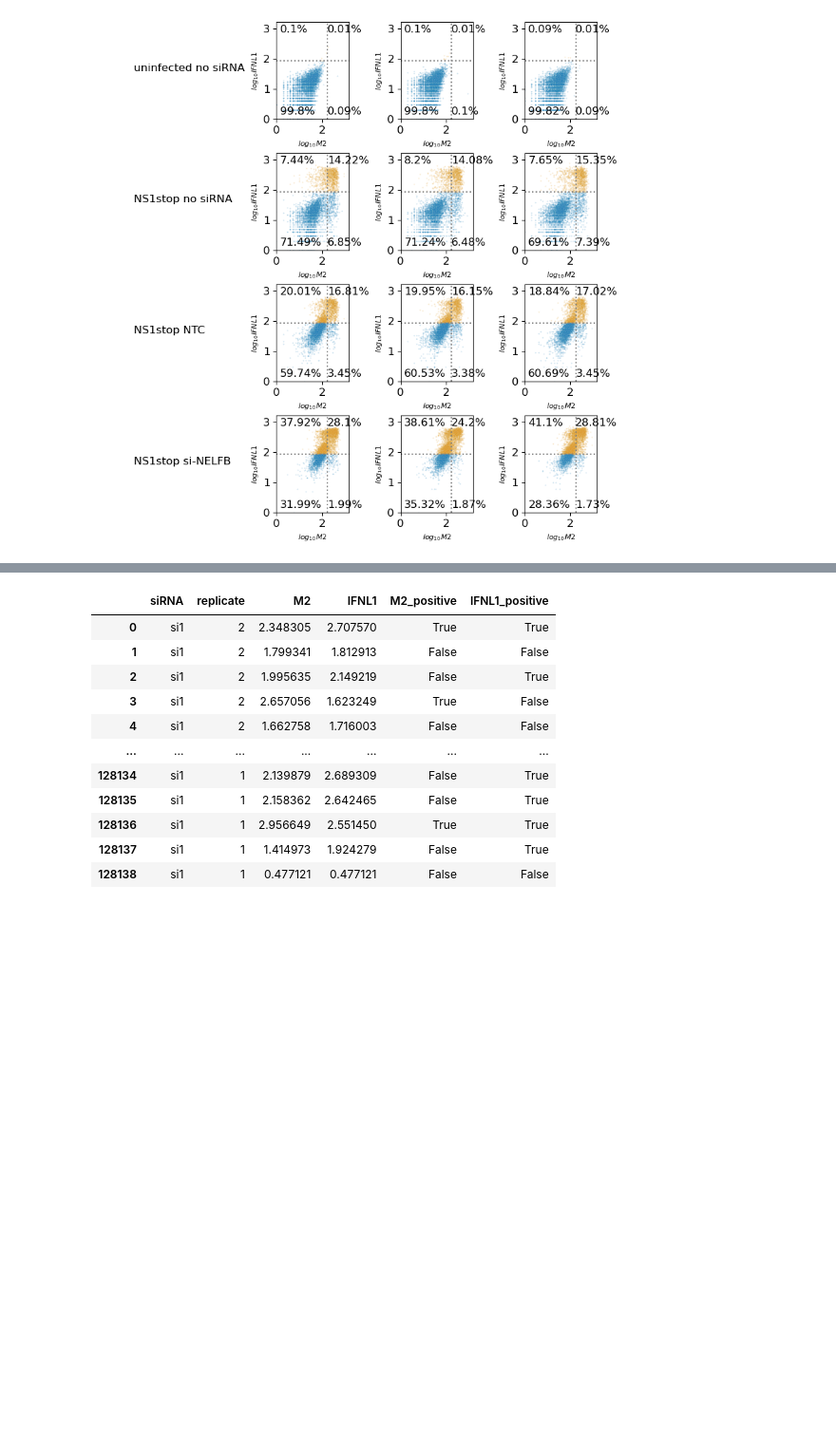
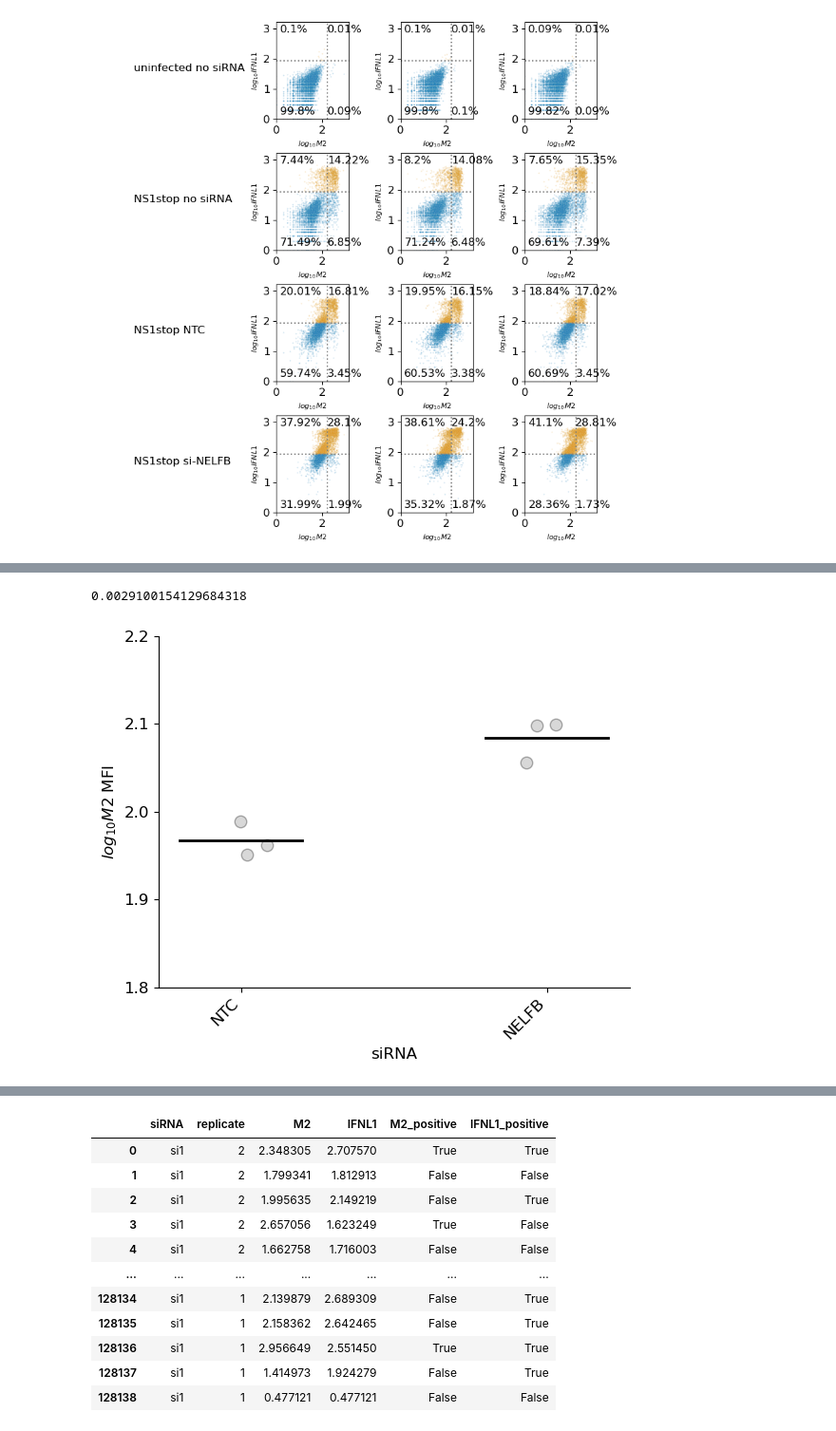
Before and after one commit to Russell-laboratory/CRITRseq_Interferon_Flu, a Jupyter notebook: Flow_Analysis.ipynb, the cells around one changed output, grey strips where cells are left out. Shown at 95% size. Saved outputs shown, nothing was run; the diff lists cells and outputs as text; code cells hidden in the pictures; blank space fills up the shorter version.

```diff
--- a/Flow_Analysis.ipynb
+++ b/Flow_Analysis.ipynb
@@ -128,27 +130,34 @@ plt.savefig('Figures/M2dist.pdf', format='pdf', bbox_inches = "tight")
 # %%
+graphNS1 = data[(data.virus == 'NS1stop') & (data.siRNA != 'Notreatment')]
+graphNS1 = graphNS1.drop(['virus','population'],axis=1)
+graphNS1 = graphNS1.groupby(['siRNA','replicate']).mean().reset_index()
+
 ax=sns.stripplot(x='siRNA', y='M2', data=graphNS1,  edgecolor='black', order = order, color = ['0.5'],
             jitter=True, dodge=True, linewidth=1, s=9, alpha = 0.3)
 
 sns.despine()
 plt.xlabel('siRNA')
 plt.ylabel('$log_{10}{M2}$ MFI')
 plt.xticks(np.arange(0,2,1), nameOrder, rotation=45, ha='right')
 plt.ylim(1.8,2.2)
 plt.yticks(np.arange(1.8,2.2,0.1))
 
 #stats for effect of siRNA
 tstat, pval = stats.ttest_ind(graphNS1[graphNS1.siRNA == 'NTC'].M2, graphNS1[graphNS1.siRNA == 'si1'].M2)
 print(pval)
 
 y = graphNS1[graphNS1.siRNA == 'NTC'].M2.mean()
 position = 0
 plt.plot([position-0.2, position+0.2], [y, y], lw=2, c='k', zorder=9)
 y = graphNS1[graphNS1.siRNA == 'si1'].M2.mean()
 position = 1
 plt.plot([position-0.2, position+0.2], [y, y], lw=2, c='k', zorder=9)
 
 
 plt.savefig('Figures/M2_MFI.pdf', format='pdf', bbox_inches = "tight")
+# %% [output]
+0.0029100154129684318
+[figure, added]
 # %%
 graphNS1 = data[(data.virus == 'NS1stop') & (data.siRNA != 'Notreatment')]
 graphNS1 = graphNS1.drop(['virus','population'],axis=1)
```
Also changed, not shown: parts of 3 cells of this notebook.
